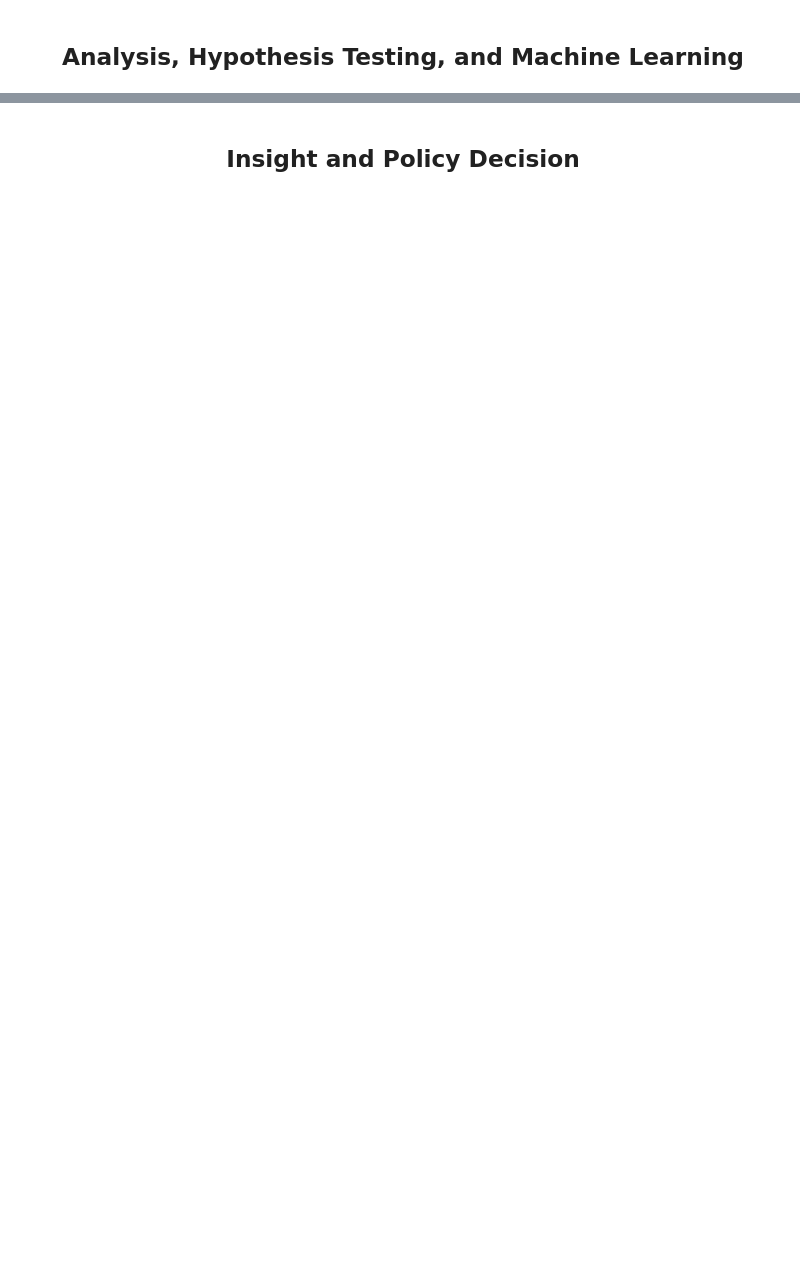
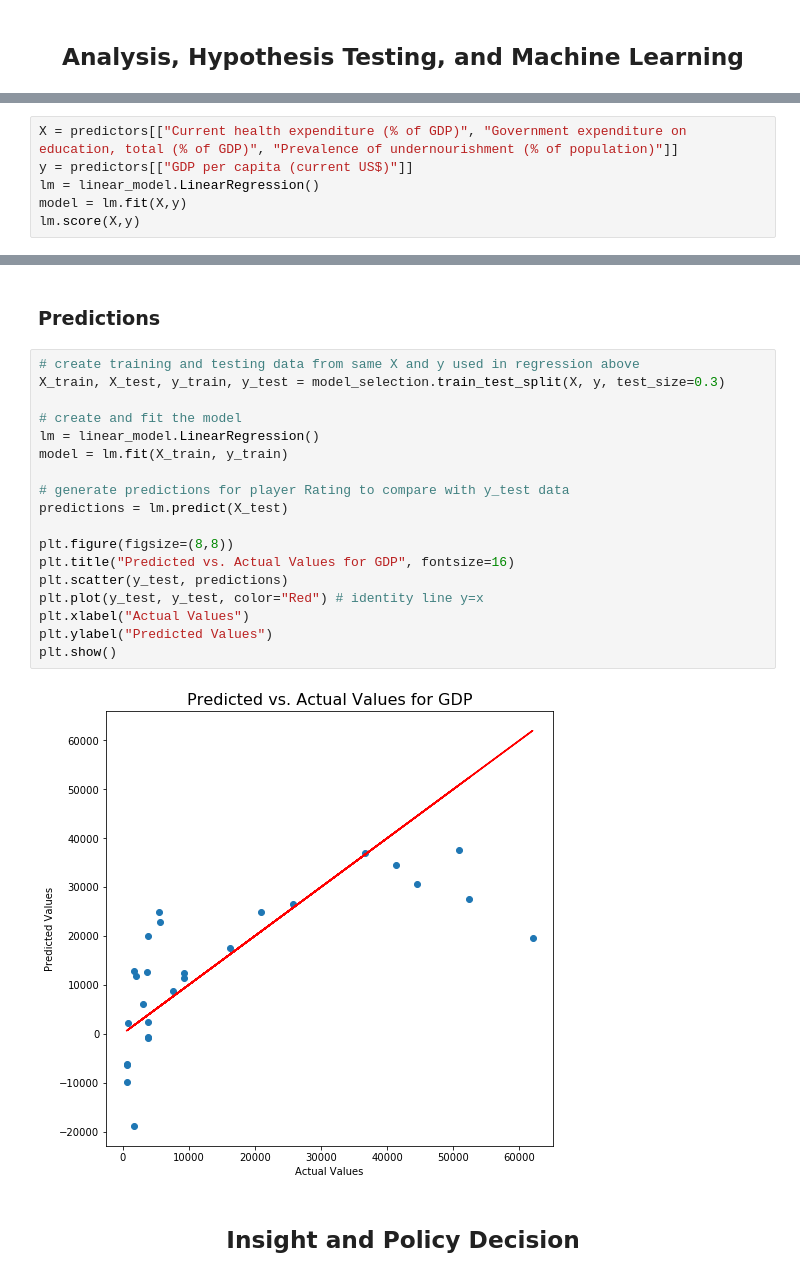
Before and after one commit to thechuster/thechuster.github.io, a Jupyter notebook: FinalProject.ipynb, the cells around one changed output, grey strips where cells are left out. Cells and saved outputs as stored; diff of their text form; blank space fills up the shorter version.

```diff
--- a/FinalProject.ipynb
+++ b/FinalProject.ipynb
@@ -218,0 +209,6 @@ worldBankDevInc.describe()
+# %%
+X = predictors[["Current health expenditure (% of GDP)", "Government expenditure on education, total (% of GDP)", "Prevalence of undernourishment (% of population)"]]
+y = predictors[["GDP per capita (current US$)"]]
+lm = linear_model.LinearRegression()
+model = lm.fit(X,y)
+lm.score(X,y)
@@ -219,2 +251,24 @@ worldBankDevInc.describe()
+# %% [markdown]
+### Predictions
+# %%
+# create training and testing data from same X and y used in regression above
+X_train, X_test, y_train, y_test = model_selection.train_test_split(X, y, test_size=0.3)
+
+# create and fit the model
+lm = linear_model.LinearRegression()
+model = lm.fit(X_train, y_train)
+
+# generate predictions for player Rating to compare with y_test data
+predictions = lm.predict(X_test)
+
+plt.figure(figsize=(8,8))
+plt.title("Predicted vs. Actual Values for GDP", fontsize=16)
+plt.scatter(y_test, predictions)
+plt.plot(y_test, y_test, color="Red") # identity line y=x
+plt.xlabel("Actual Values")
+plt.ylabel("Predicted Values")
+plt.show()
+# %% [output]
+[figure, added]
 # %% [markdown]
 ## <center>Insight and Policy Decision<center>
```
Also changed, not shown: parts of 22 cells of this notebook.
